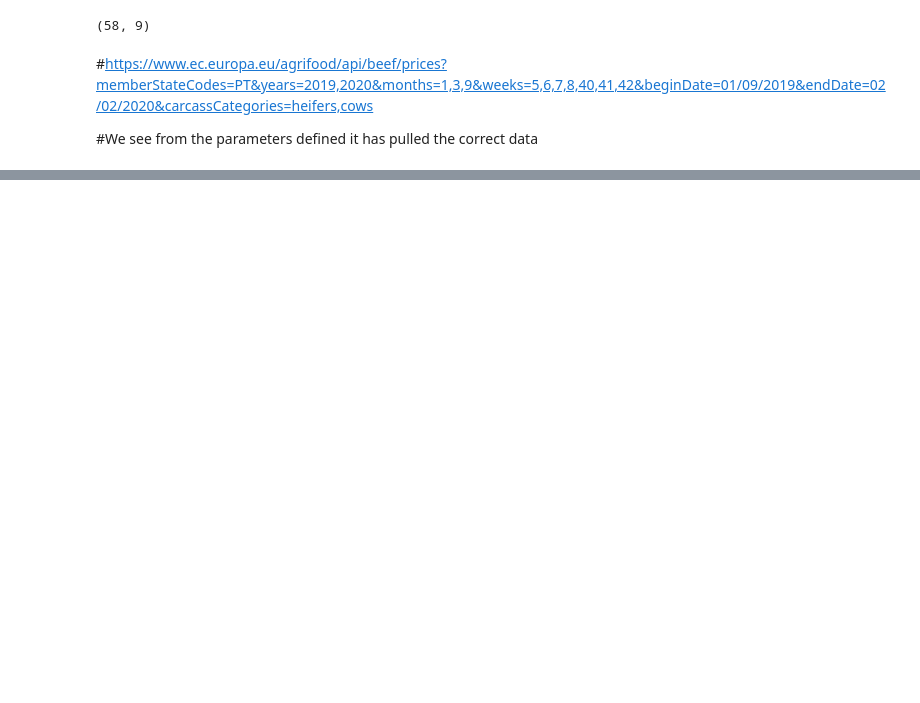
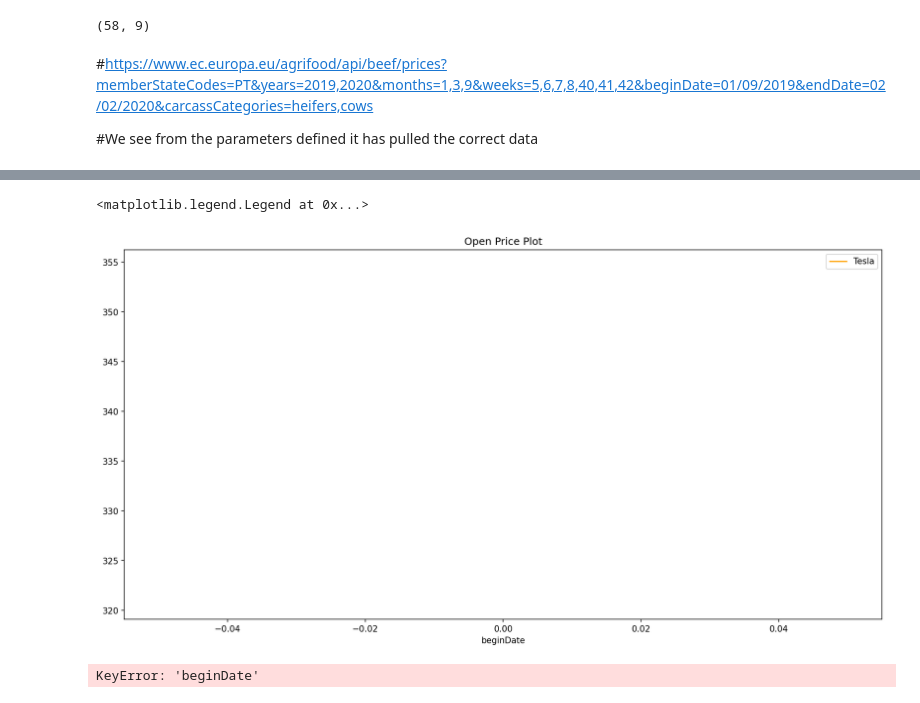
Before and after one commit to Ethan-Lawless/CA2, a Jupyter notebook: CA2_MSC_DA_SBA22189.ipynb, the cells around one changed output, grey strips where cells are left out. Cells and saved outputs as stored; diff of their text form; code cells hidden in the pictures; blank space fills up the shorter version.

```diff
--- a/CA2_MSC_DA_SBA22189.ipynb
+++ b/CA2_MSC_DA_SBA22189.ipynb
@@ -130,0 +235,6 @@ df_beef_stats.shape
+# %%
+df_beef_stats["Month"] = df_beef_stats['beginDate'].dt.strftime('%m')
+
+df_beef_stats["Day"] = df_beef_stats["beginDate"].dt.day_name()
+
+##Creating a new Month and Day based of the beginDate column so that we can later subject them to analysis
@@ -130,0 +305,2 @@ df_beef_stats.shape
+# %%
+df_beef_stats['price'] = df_beef_stats['price'].str.replace('€','')
@@ -130,0 +338,2 @@ df_beef_stats.shape
+# %%
+df_dict = {countries: df_beef_stats[df_beef_stats['memberStateCode'] == countries] for countries in df_beef_stats.memberStateCode.unique()}
@@ -130,0 +508,30 @@ df_beef_stats.shape
+# %%
+import matplotlib.pyplot as plt
+plt.style.use('default')
+
+# %matplotlib inline: only draw static
+# images in the notebook
+%matplotlib inline
+# to set the plot size
+plt.figure(figsize=(16, 8), dpi=150)
+
+
+# using plot method to plot open prices.
+# in plot method we set the label and color of the curve.
+
+plt.plot(df_dict['IE'].price.mean(),label='Tesla', color='orange')
+#df_dict['IT'].price.mean().plot(label='GM')
+#df_dict['DE'].price.mean().plot(label='Ford')
+#df_dict['FR'].price.mean().plot(label='F')
+
+# adding title to the plot
+plt.title('Open Price Plot')
+
+# adding Label to the x-axis
+plt.xlabel('beginDate')
+
+# adding legend to the curve
+plt.legend()
+# %% [output]
+<matplotlib.legend.Legend at 0x...>
+[figure, added]
@@ -130,0 +581,4 @@ df_beef_stats.shape
+# %%
+df_dict['beginDate']
+# %% [output]
+KeyError: 'beginDate'
```
Also changed, not shown: parts of 48 cells of this notebook.
